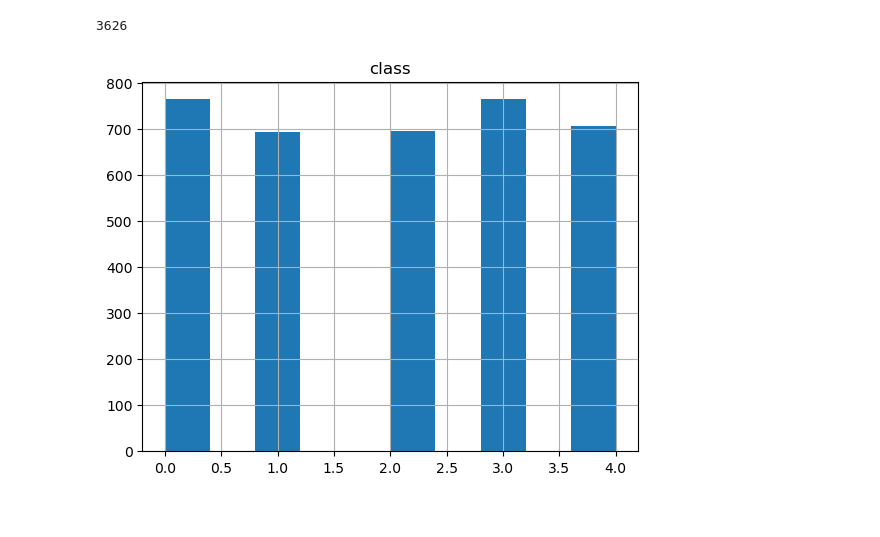
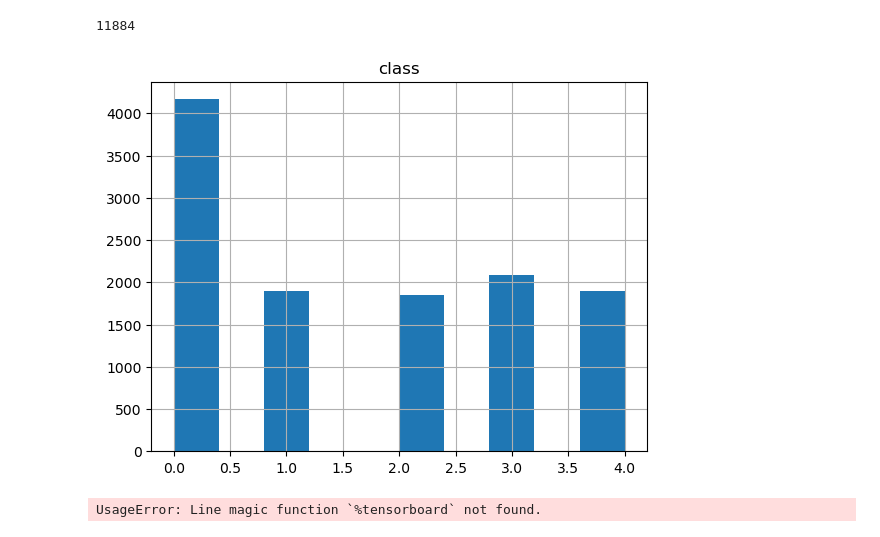
Before and after one commit to akshayballal95/autodrive, a Jupyter notebook: analyze.ipynb, the cells around one changed output. Drawn from its saved outputs; the diff is of its cells as text; code cells hidden in the pictures.

```diff
--- a/analyze.ipynb
+++ b/analyze.ipynb
@@ -40,16 +40,21 @@ print(len(df))
 # %%
 action = df[df['class'] != 0]
 non_action = df[df['class']==0]
 
-num = action['class'].value_counts().max()
+num = action['class'].value_counts().max()*2
 non_action = non_action.sample(n = num)
 
 df_sample = pd.concat([action, non_action], axis=0).sample(frac = 1)
 
 df_sample.hist(column=['class'])
 
 df_sample.to_csv("labels.csv", index= False)
 print(len(df_sample))
 # %% [output]
-3626
+11884
-[figure, old version]
+[figure, new version]
+# %%
+%tensorboard dev upload --logdir \
+    'd:\Documents\Projects\autodrive'
+# %% [output]
+UsageError: Line magic function `%tensorboard` not found.
```
Also changed, not shown: parts of 1 cell of this notebook, 16 other files.
